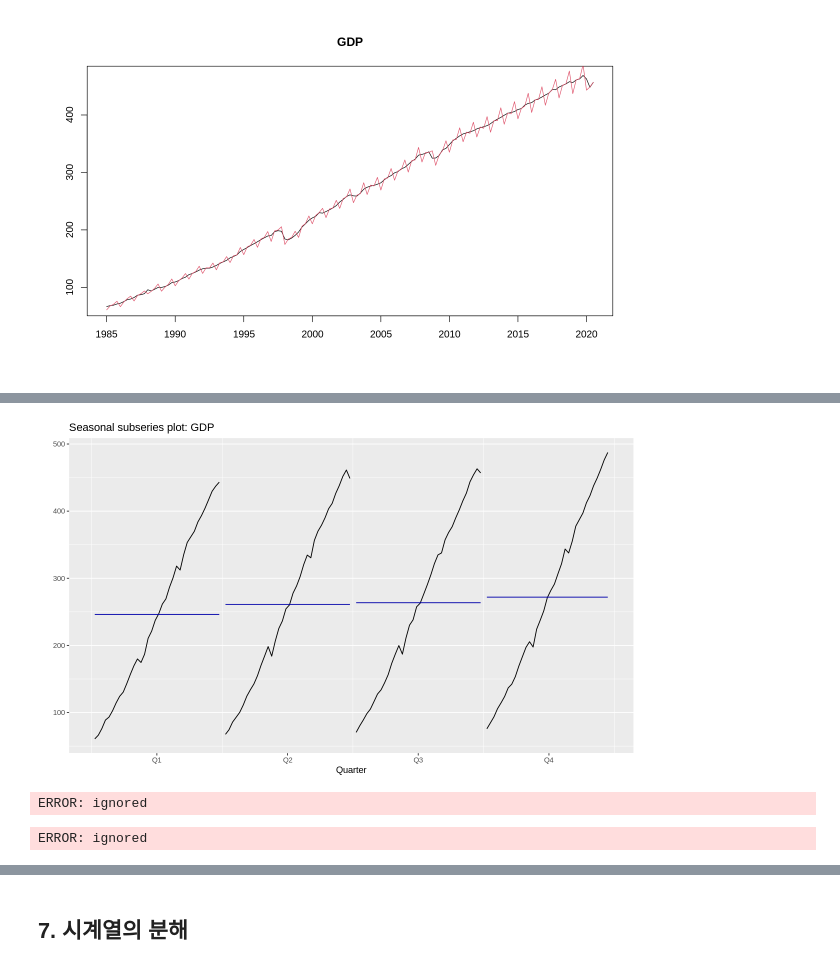
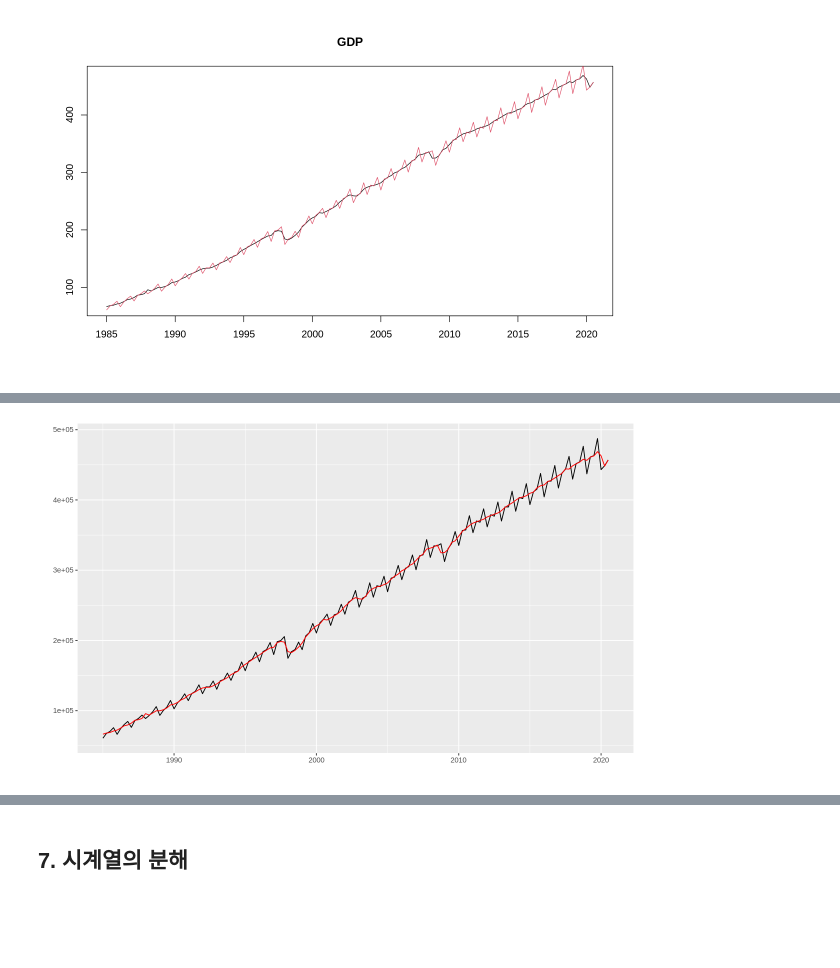
Before and after one commit to data-better/RBOK, a Jupyter notebook: RBOK.ipynb, the cells around one changed output, grey strips where cells are left out. Saved outputs shown, nothing was run; the diff lists cells and outputs as text; code cells hidden in the pictures; blank space fills up the shorter version.

```diff
--- a/RBOK.ipynb
+++ b/RBOK.ipynb
@@ -139,19 +142,7 @@ ggseasonplot(dataq_ts[,4]/1000, year.labels = TRUE, year.labels.left = TRUE) +
-# %%
-ggsubseriesplot(dataq_ts[,4]/1000) +
-  ylab("") +
-  ggtitle("Seasonal subseries plot: GDP")
-# %% [output]
-[figure, removed]
-# %%
-library(dplyr)
-gdp    = dataq_ts[,4]/1000
-gdp_sa = dataq_ts[,2]/1000
-
-gdp_sa_p = (gdp_sa - lag(gdp_sa)) / lag(gdp_sa) * 100
-gdp_p    = (gdp    - lag(gdp, 12)) / lag(gdp, 12) * 100
-# %% [output]
-ERROR: ignored
-# %%
-dplyr:lag(ts(gdp))
-# %% [output]
-ERROR: ignored
+# %%
+dataq %>% ggplot(aes(date)) +
+          geom_line(aes(y=gdp)) +
+          geom_line(aes(y=gdp_sa), color="red") +
+          labs(x="", y="")
+# %% [output]
+[figure, added]
```
Also changed, not shown: parts of 19 cells of this notebook.
